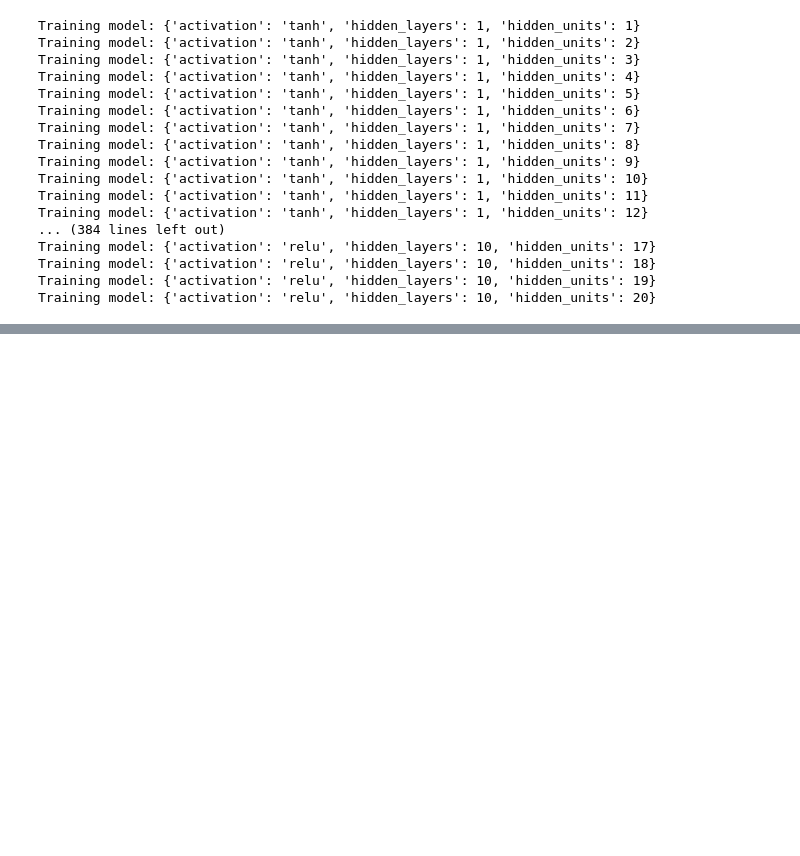
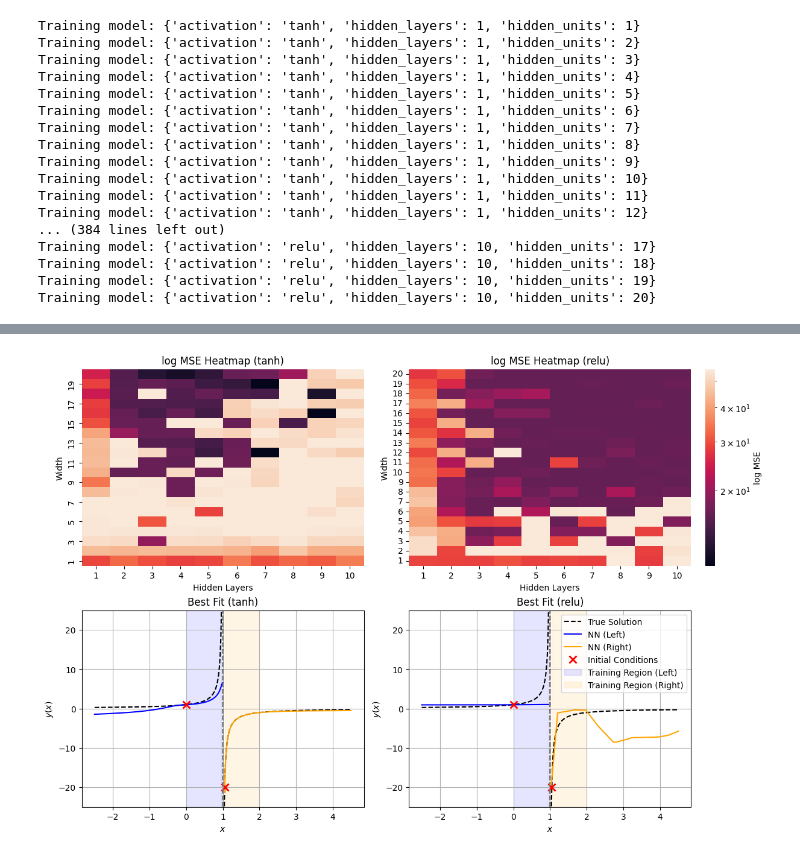
Before and after one commit to intimantripp/NeuralNetworksforPDEs, a Jupyter notebook: 4_DEs_report_IVPs.ipynb, the cells around one changed output, grey strips where cells are left out. Saved outputs shown, nothing was run; the diff lists cells and outputs as text; code cells hidden in the pictures; blank space fills up the shorter version.

```diff
--- a/4_DEs_report_IVPs.ipynb
+++ b/4_DEs_report_IVPs.ipynb
@@ -651,22 +637,3 @@ Training model: {'activation': 'relu', 'hidden_layers': 10, 'hidden_units': 17}
 Training model: {'activation': 'relu', 'hidden_layers': 10, 'hidden_units': 18}
 Training model: {'activation': 'relu', 'hidden_layers': 10, 'hidden_units': 19}
 Training model: {'activation': 'relu', 'hidden_layers': 10, 'hidden_units': 20}
-# %%
-global_min = results_df["mse"].min()
-global_max = results_df["mse"].max()
-log_norm = mcolors.Normalize(vmin=global_min, vmax=global_max)
-
-for act in results_df['activation'].unique():
-    df_subset = results_df[results_df['activation'] == act]
-
-    plt.figure(figsize=(10, 6))
-    heatmap_data = df_subset.pivot(index="width", columns="layers", values="mse")
-    sns.heatmap(heatmap_data, cmap="rocket", norm=log_norm)
-
-    plt.gca().invert_yaxis()
-    plt.title(f"MSE Heatmap for activation: {act}")
-    plt.xlabel("Number of Hidden Layers")
-    plt.ylabel("Width (Neurons per Layer)")
-    plt.tight_layout()
-    plt.savefig(f"report/graphics/mse_heatmap_ivp_singularity_{act}.png", dpi=300)
-    plt.show()
@@ -736,0 +640,79 @@ Plotting Best Fit for ReLU: 8 layers, 8 width, relu activation
+# %%
+results_df = pd.read_csv("Data/IVP_data/singularity_data.csv")
+
+# Identify global min/max for shared colour scale
+global_min = results_df["mse"].min()
+global_max = results_df["mse"].max()
+log_norm = mcolors.LogNorm(vmin=global_min, vmax=global_max)
+
+# Find best fits
+best_configs = {}
+for act in results_df['activation'].unique():
+    df_sub = results_df[results_df['activation'] == act]
+    best_configs[act] = df_sub.loc[df_sub['mse'].idxmin()]
+
+# Setup figure
+fig, axes = plt.subplots(2, 2, figsize=(12, 8), constrained_layout=True)
+
+for j, act in enumerate(["tanh", "relu"]):
+    # Heatmap
+    df_subset = results_df[results_df["activation"] == act]
+    heatmap_data = df_subset.pivot(index="width", columns="layers", values="mse")
+
+    sns.heatmap(
+        heatmap_data,
+        cmap="rocket",
+        norm=log_norm,
+        ax=axes[0, j],
+        cbar=(j == 1),
+        cbar_kws={"label": "log MSE"}
+    )
+    axes[0, j].invert_yaxis()
+    axes[0, j].set_title(f"log MSE Heatmap ({act})")
+    axes[0, j].set_xlabel("Hidden Layers")
+    axes[0, j].set_ylabel("Width")
+
+    # Best configuration
+    config = best_configs[act]
+    layers = int(config['layers'])
+    width = int(config['width'])
+
+    # Train models on left and right of singularity
+    model_left = FeedforwardNN(1, 1, layers, width, activation=act)
+    model_right = FeedforwardNN(1, 1, layers, width, activation=act)
+    train_ivp(model_left, y0=1.0, x0=0.0, domain=(0.0, 0.95), epochs=10000, verbose=False)
+    train_ivp(model_right, y0=-20.0, x0=1.05, domain=(1.05, 2.0), epochs=10000, verbose=False)
+
+    # Prepare test data
+    x_test = torch.linspace(-2.5, 4.5, 1000).view(-1, 1)
+    x_np = x_test.numpy()
+    y_true = 1 / (1 - x_np)
+
+    with torch.no_grad():
+        mask_left = x_test[:, 0] < 1
+        mask_right = x_test[:, 0] > 1
+        y_pred_left = model_left(x_test[mask_left])
+        y_pred_right = model_right(x_test[mask_right])
+
+    # Plot best fit
+    ax = axes[1, j]
+    ax.plot(x_np, y_true, "--", label="True Solution", color="black")
+    ax.plot(x_np[mask_left], y_pred_left.numpy(), label="NN (Left)", color="blue")
+    ax.plot(x_np[mask_right], y_pred_right.numpy(), label="NN (Right)", color="orange")
+    ax.plot([0, 1.05], [1, -20], 'rx', label="Initial Conditions", markersize=8, markeredgewidth=2)
+    ax.axvline(1.0, linestyle="--", color="gray")
+    ax.axvspan(0.0, 0.95, alpha=0.1, color="blue", label="Training Region (Left)")
+    ax.axvspan(1.05, 2.0, alpha=0.1, color="orange", label="Training Region (Right)")
+    ax.set_ylim([-25, 25])
+    ax.set_title(f"Best Fit ({act})")
+    ax.set_xlabel("$x$")
+    ax.set_ylabel("$y(x)$")
+    ax.grid(True)
+
+    if j == 1:
+        ax.legend(loc="upper right")
+
+plt.savefig("report/graphics/ivp_singularity_combined.png", dpi=300, bbox_inches="tight")
+plt.show()
+# %% [output]
+[figure, added]
```
Also changed, not shown: parts of 14 cells of this notebook, 22 other files.
